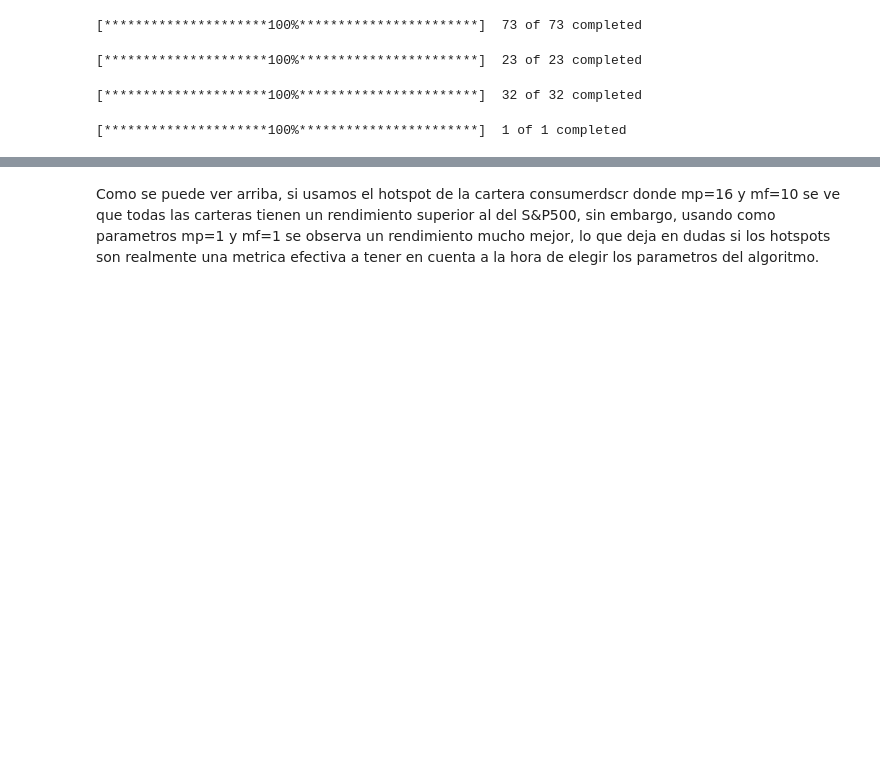
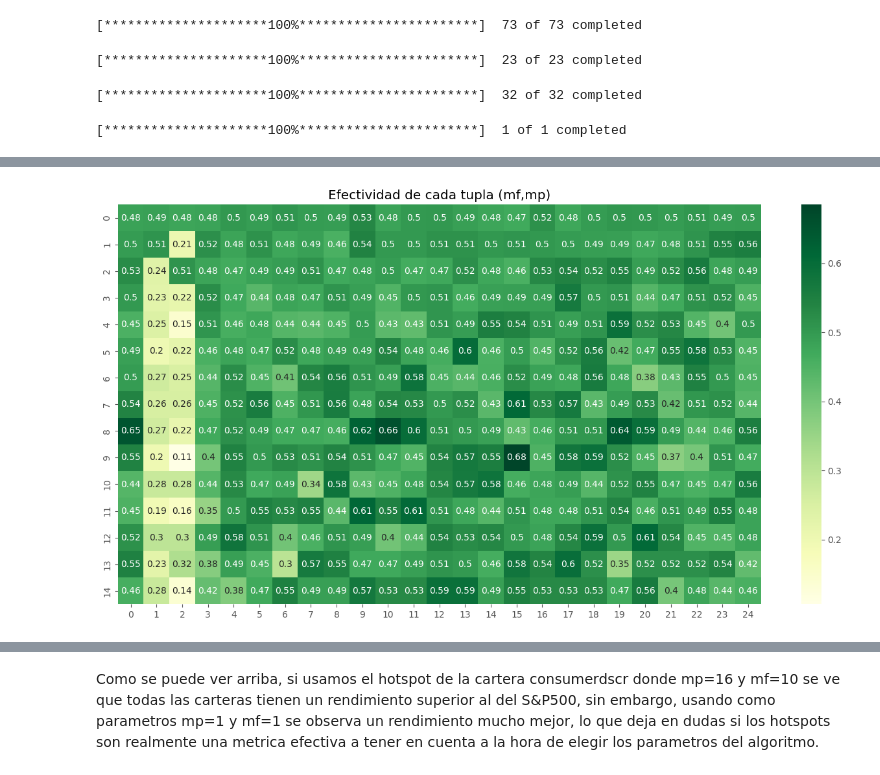
Before and after one commit to SalomoneCro/DMD-Implementation, a Jupyter notebook: DefinitivoAlgoritmo_DMD.ipynb, the cells around one changed output, grey strips where cells are left out. Saved outputs shown, nothing was run; the diff lists cells and outputs as text; code cells hidden in the pictures; blank space fills up the shorter version.

```diff
--- a/DefinitivoAlgoritmo_DMD.ipynb
+++ b/DefinitivoAlgoritmo_DMD.ipynb
@@ -346,0 +364,4 @@ plt.show()
+# %%
+HotSpots(15,25,consumer_staples)
+# %% [output]
+[figure, added]
```
Also changed, not shown: parts of 5 cells of this notebook.
